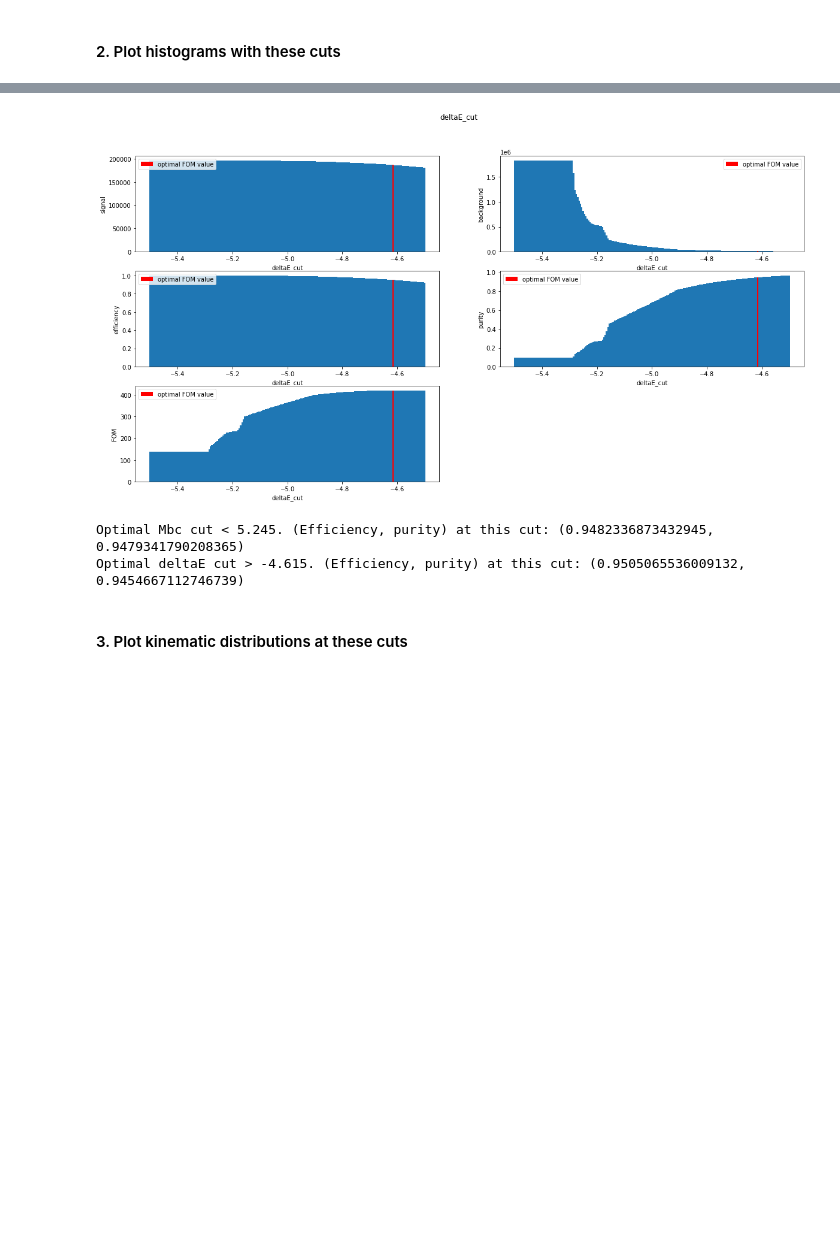
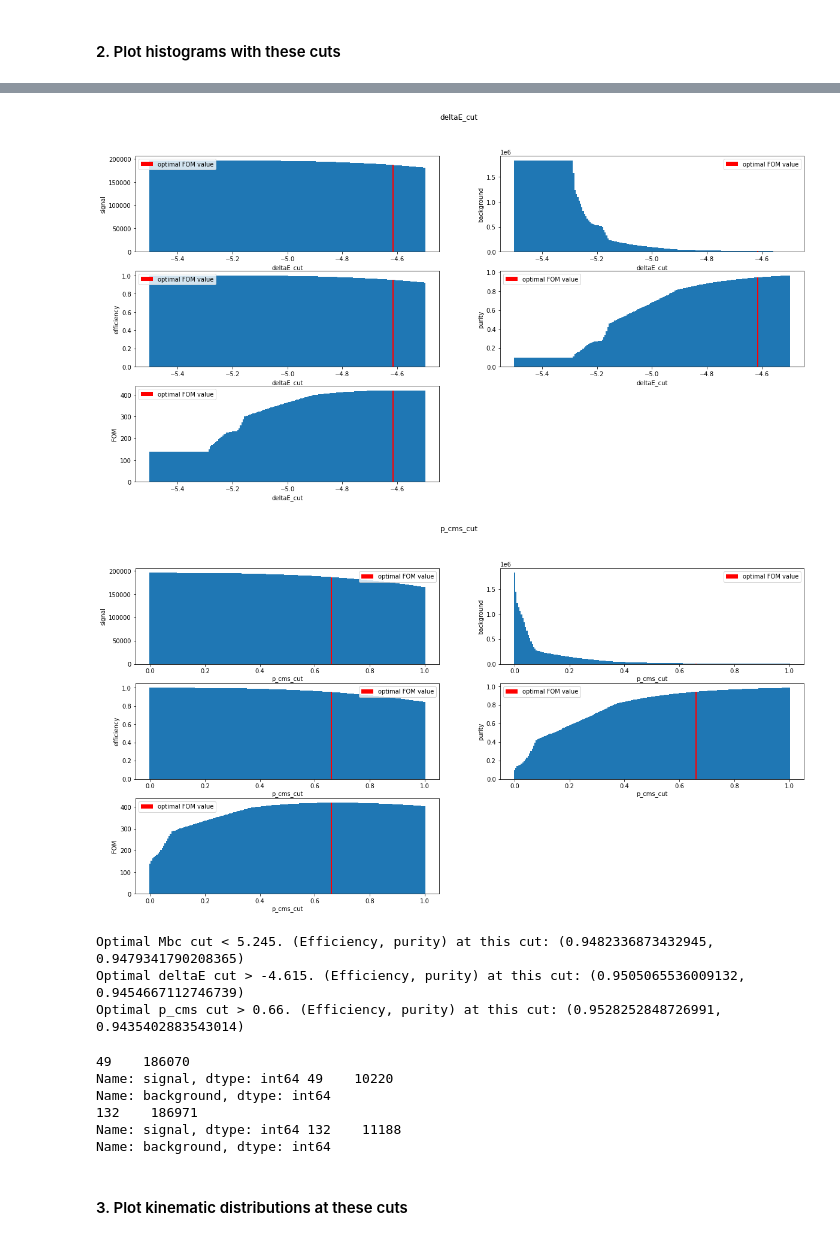
Before and after one commit to jschuel/jeff_workspace, a Jupyter notebook: thesis/truth_mc_analysis/Generating_cuts.ipynb, the cells around one changed output, grey strips where cells are left out. Drawn from its saved outputs; the diff is of its cells as text; code cells hidden in the pictures; blank space fills up the shorter version.

```diff
--- a/thesis/signal_MC/Generating_cuts.ipynb
+++ b/thesis/truth_mc_analysis/Generating_cuts.ipynb
@@ -105,12 +116,26 @@ def get_performance_for_deltaE_cut(dataframe, cut_val):
     purity = num_signal/(num_signal+num_background)
     return num_signal, num_background, efficiency, purity
 
+def get_performance_for_p_cms_cut(dataframe, cut_val):
+    signal = dataframe.loc[(np.abs(dataframe['CMS_genMotherPDG'])==511) & (dataframe['CMS_p']>cut_val)]
+    background = dataframe.loc[(np.abs(dataframe['CMS_genMotherPDG'])!=511) & (dataframe['CMS_p']>cut_val)]
+    truth_signal = dataframe.loc[np.abs(dataframe['CMS_genMotherPDG'])==511]
+    truth_background = dataframe.loc[np.abs(dataframe['CMS_genMotherPDG'])!=511]
+    num_signal = len(signal)
+    num_background = len(background)
+    efficiency = num_signal/len(truth_signal)
+    purity = num_signal/(num_signal+num_background)
+    return num_signal, num_background, efficiency, purity
+
 Mbc_cut_values = np.linspace(5,5.3,61)
 deltaE_cut_values = np.linspace(-5.5,-4.5,201)
+p_cms_cut_values = np.linspace(0,1,201)
 performance_Mbc = pd.DataFrame()
 performance_deltaE = pd.DataFrame()
+performance_p_cms = pd.DataFrame()
 performance_Mbc['Mbc_cut'] = Mbc_cut_values
 performance_deltaE['deltaE_cut'] = deltaE_cut_values
+performance_p_cms['p_cms_cut'] = p_cms_cut_values
 sig_Mbc = []
 bg_Mbc = []
 eff_Mbc = []
@@ -121,6 +146,11 @@ bg_deltaE = []
 eff_deltaE = []
 pur_deltaE = []
 FOM_deltaE = []
+sig_p = []
+bg_p = []
+eff_p = []
+pur_p = []
+FOM_p = []
 for value in Mbc_cut_values:
     signal, background, efficiency, purity = get_performance_for_Mbc_cut(leptons,value)
     sig_Mbc.append(signal)
@@ -135,6 +165,13 @@ for value in deltaE_cut_values:
     eff_deltaE.append(efficiency)
     pur_deltaE.append(purity)
     FOM_deltaE.append(signal/np.sqrt(signal+background))
+for value in p_cms_cut_values:
+    signal, background, efficiency, purity = get_performance_for_p_cms_cut(leptons_cms,value)
+    sig_p.append(signal)
+    bg_p.append(background)
+    eff_p.append(efficiency)
+    pur_p.append(purity)
+    FOM_p.append(signal/np.sqrt(signal+background))
 performance_Mbc['signal'] = sig_Mbc
 performance_Mbc['background']=bg_Mbc
 performance_Mbc['efficiency'] = eff_Mbc
@@ -145,34 +182,54 @@ performance_deltaE['background']=bg_deltaE
 performance_deltaE['efficiency'] = eff_deltaE
 performance_deltaE['purity']=pur_deltaE
 performance_deltaE['FOM'] = FOM_deltaE
+performance_p_cms['signal'] = sig_p
+performance_p_cms['background']=bg_p
+performance_p_cms['efficiency'] = eff_p
+performance_p_cms['purity']=pur_p
+performance_p_cms['FOM'] = FOM_p
 # %% [markdown]
 #### 2. Plot histograms with these cuts
 # %%
 def make_plots(performance_df):
     plt.figure(figsize=(20,10))
     plt.tight_layout()
     col = performance_df.columns
     plt.suptitle('%s'%(col[0]))
     critical_index = performance_df.loc[performance_df['FOM']==performance_df['FOM'].max()].index.to_numpy()
     for i in range(1, len(col)):
         plt.subplot(3,2,i)
         plt.bar(performance_df[col[0]], performance_df[col[i]], width = np.abs(performance_df[col[0]].diff()[1]))
         plt.bar(performance_df[col[0]][critical_index], performance_df[col[i]][critical_index], color='red', width = np.abs(performance_df[col[0]].diff()[1]), label = 'optimal FOM value')
         plt.ylabel('%s'%(col[i]))
         plt.xlabel('%s'%(col[0]))
         plt.legend()
     plt.show()
 make_plots(performance_Mbc)
 make_plots(performance_deltaE)
+make_plots(performance_p_cms)
 Mbc_crit_index = performance_Mbc.loc[performance_Mbc['FOM']==performance_Mbc['FOM'].max()].index.to_numpy()
 deltaE_crit_index = performance_deltaE.loc[performance_deltaE['FOM']==performance_deltaE['FOM'].max()].index.to_numpy()
+p_cms_crit_index = performance_p_cms.loc[performance_p_cms['FOM']==performance_p_cms['FOM'].max()].index.to_numpy()
 print('Optimal Mbc cut < %s. (Efficiency, purity) at this cut: (%s, %s)'%(performance_Mbc['Mbc_cut'][Mbc_crit_index].to_numpy()[0], performance_Mbc['efficiency'][Mbc_crit_index].to_numpy()[0], performance_Mbc['purity'][Mbc_crit_index].to_numpy()[0]))
 print('Optimal deltaE cut > %s. (Efficiency, purity) at this cut: (%s, %s)'%(performance_deltaE['deltaE_cut'][deltaE_crit_index].to_numpy()[0], performance_deltaE['efficiency'][deltaE_crit_index].to_numpy()[0], performance_deltaE['purity'][deltaE_crit_index].to_numpy()[0]))
+print('Optimal p_cms cut > %s. (Efficiency, purity) at this cut: (%s, %s)'%(performance_p_cms['p_cms_cut'][p_cms_crit_index].to_numpy()[0], performance_p_cms['efficiency'][p_cms_crit_index].to_numpy()[0], performance_p_cms['purity'][p_cms_crit_index].to_numpy()[0]))
 # %% [output]
 [figure]
 [figure]
+[figure, added]
 Optimal Mbc cut < 5.245. (Efficiency, purity) at this cut: (0.9482336873432945, 0.9479341790208365)
 Optimal deltaE cut > -4.615. (Efficiency, purity) at this cut: (0.9505065536009132, 0.9454667112746739)
+Optimal p_cms cut > 0.66. (Efficiency, purity) at this cut: (0.9528252848726991, 0.9435402883543014)
+# %%
+print(performance_Mbc['signal'][Mbc_crit_index], performance_Mbc['background'][Mbc_crit_index])
+print(performance_p_cms['signal'][p_cms_crit_index], performance_p_cms['background'][p_cms_crit_index])
+# %% [output]
+49    186070
+Name: signal, dtype: int64 49    10220
+Name: background, dtype: int64
+132    186971
+Name: signal, dtype: int64 132    11188
+Name: background, dtype: int64
 # %% [markdown]
 #### 3. Plot kinematic distributions at these cuts
 # %%
```
Also changed, not shown: parts of 6 cells of this notebook, 8 other files.
